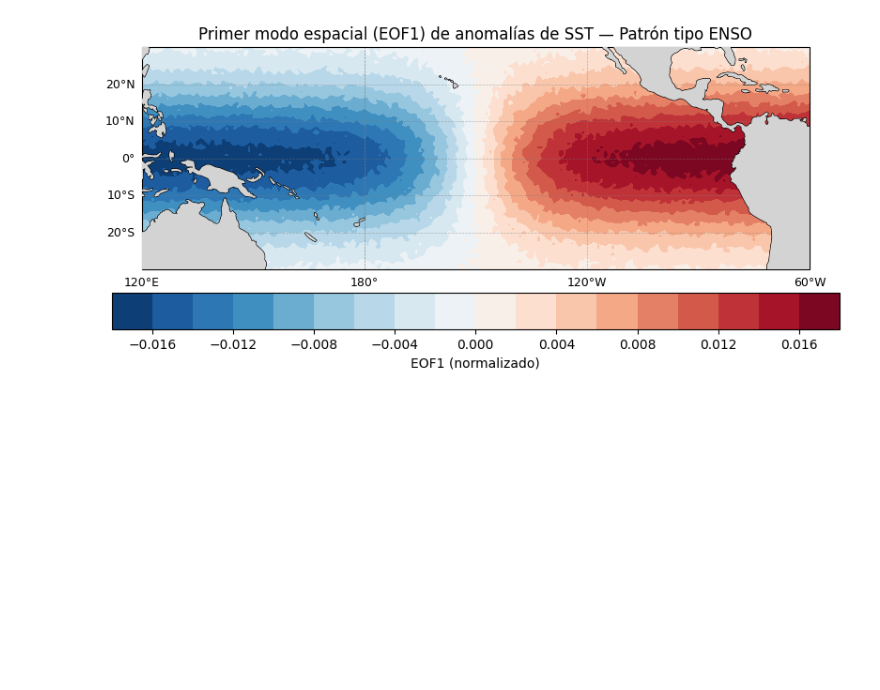
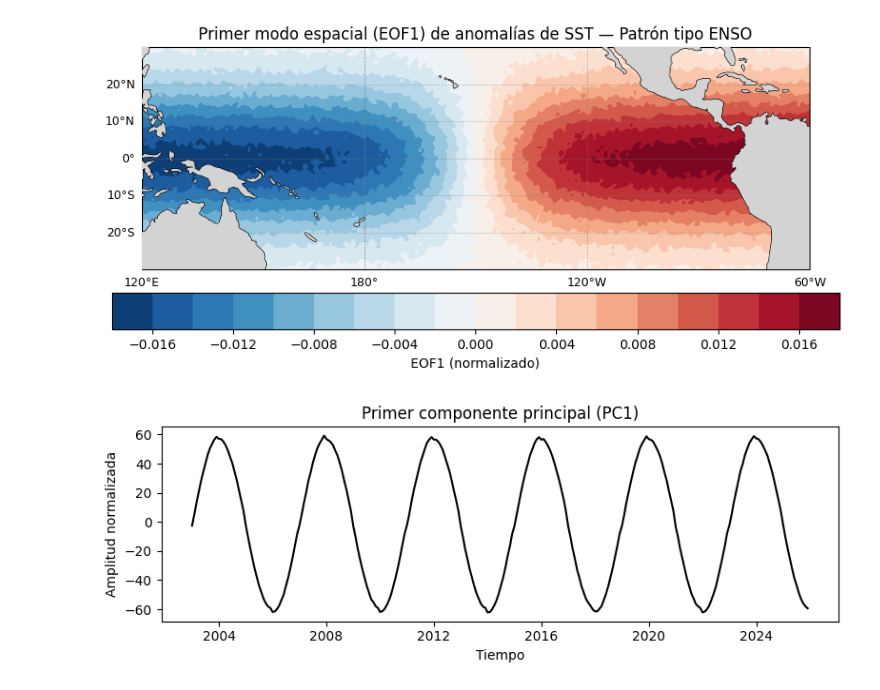
Before and after one commit to fbecker23/TP-Oceano---Circulacion-General, a Jupyter notebook: ejercicios/ejercicio-2/ejercicio_2_EOF.ipynb, the cells around one changed output. Cells and saved outputs as stored; diff of their text form; code cells hidden in the pictures; blank space fills up the shorter version.

```diff
--- a/ejercicios/ejercicio-2/ejercicio_2_EOF.ipynb
+++ b/ejercicios/ejercicio-2/ejercicio_2_EOF.ipynb
@@ -96,3 +96,13 @@ ax.set_title('Primer modo espacial (EOF1) de anomalías de SST — Patrón tipo
 plt.show()
 # %% [output]
 [figure]
+# %%
+plt.figure(figsize=(8,3))
+plt.plot(ds['time'], pcs[:,0], 'k-')
+plt.title('Primer componente principal (PC1)')
+plt.xlabel('Tiempo')
+plt.ylabel('Amplitud normalizada')
+plt.tight_layout()
+plt.show()
+# %% [output]
+[figure, added]
```
Also changed, not shown: parts of 1 cell of this notebook.
